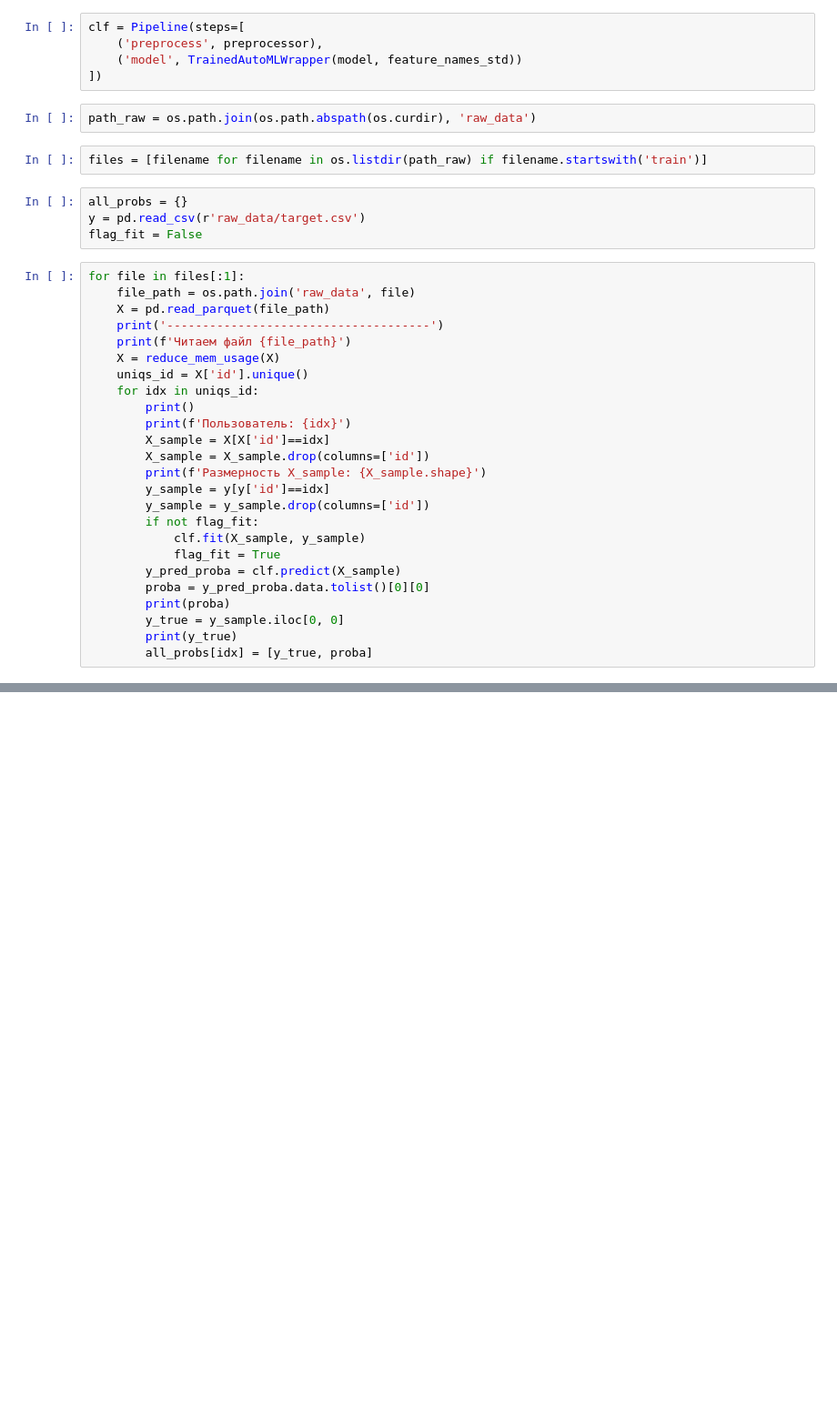
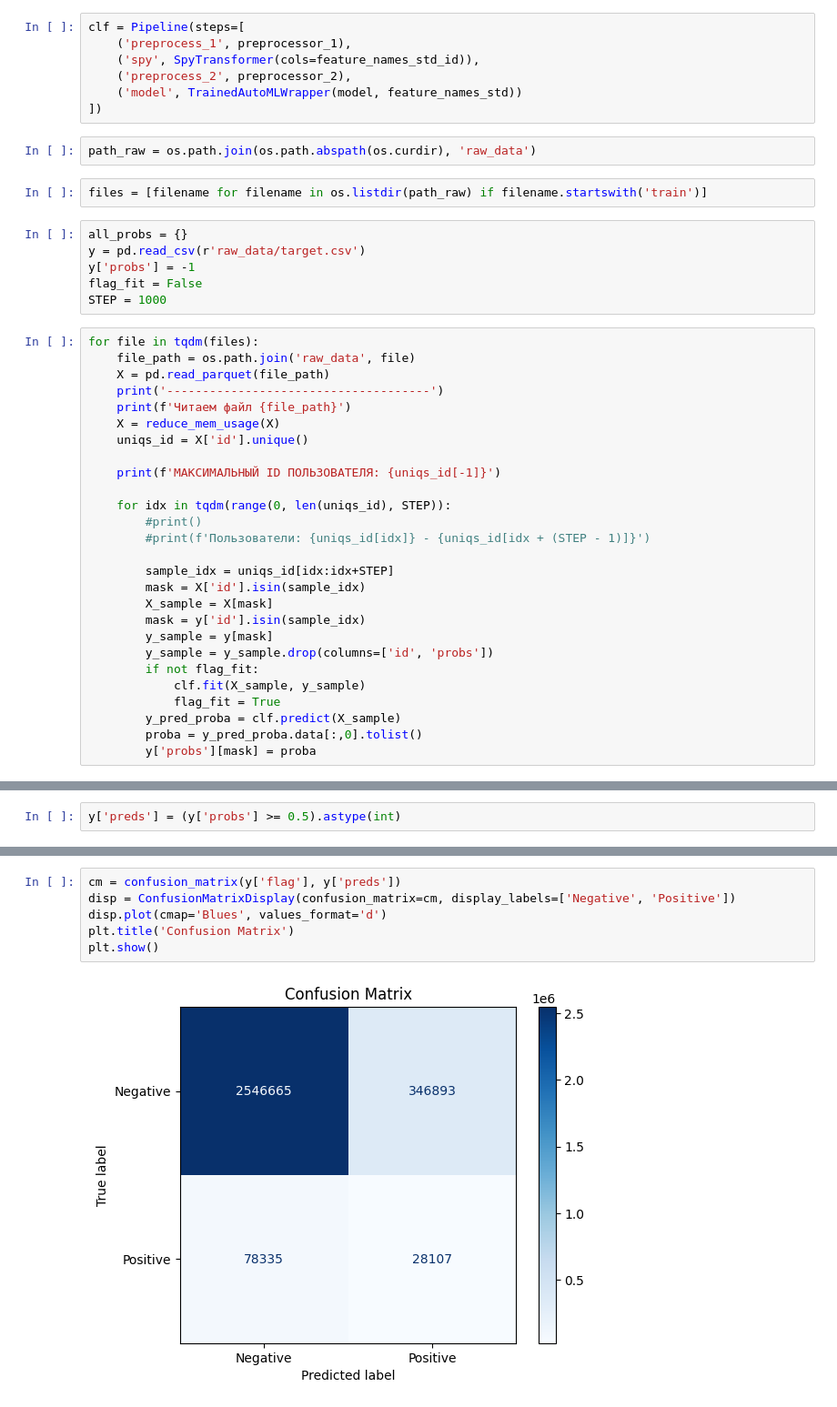
Before and after one commit to git-code-storage/risk_of_client_default, a Jupyter notebook: pypline_automl.ipynb, the cells around one changed output, grey strips where cells are left out. Shown at 91% size. Saved outputs shown, nothing was run; the diff lists cells and outputs as text; blank space fills up the shorter version.

```diff
--- a/pypline_automl.ipynb
+++ b/pypline_automl.ipynb
@@ -97,7 +127,9 @@ preprocessor = ColumnTransformer(
 )
 # %%
 clf = Pipeline(steps=[
-    ('preprocess', preprocessor),
+    ('preprocess_1', preprocessor_1),
+    ('spy', SpyTransformer(cols=feature_names_std_id)),
+    ('preprocess_2', preprocessor_2),
     ('model', TrainedAutoMLWrapper(model, feature_names_std))
 ])
 # %%
@@ -107,32 +139,36 @@ files = [filename for filename in os.listdir(path_raw) if filename.startswith('t
 # %%
 all_probs = {}
 y = pd.read_csv(r'raw_data/target.csv')
+y['probs'] = -1
 flag_fit = False
+STEP = 1000
 # %%
-for file in files[:1]:
+for file in tqdm(files):
     file_path = os.path.join('raw_data', file)
     X = pd.read_parquet(file_path)
     print('-------------------------------------')
     print(f'Читаем файл {file_path}')
     X = reduce_mem_usage(X)
     uniqs_id = X['id'].unique()
-    for idx in uniqs_id:
-        print()
-        print(f'Пользователь: {idx}')
-        X_sample = X[X['id']==idx]
-        X_sample = X_sample.drop(columns=['id'])
-        print(f'Размерность X_sample: {X_sample.shape}')
-        y_sample = y[y['id']==idx]
-        y_sample = y_sample.drop(columns=['id'])
+
+    print(f'МАКСИМАЛЬНЫЙ ID ПОЛЬЗОВАТЕЛЯ: {uniqs_id[-1]}')
+
+    for idx in tqdm(range(0, len(uniqs_id), STEP)):
+        #print()
+        #print(f'Пользователи: {uniqs_id[idx]} - {uniqs_id[idx + (STEP - 1)]}')
+
+        sample_idx = uniqs_id[idx:idx+STEP]
+        mask = X['id'].isin(sample_idx)
+        X_sample = X[mask]
+        mask = y['id'].isin(sample_idx)
+        y_sample = y[mask]
+        y_sample = y_sample.drop(columns=['id', 'probs'])
         if not flag_fit:
             clf.fit(X_sample, y_sample)
             flag_fit = True
         y_pred_proba = clf.predict(X_sample)
-        proba = y_pred_proba.data.tolist()[0][0]
-        print(proba)
-        y_true = y_sample.iloc[0, 0]
-        print(y_true)
-        all_probs[idx] = [y_true, proba]
+        proba = y_pred_proba.data[:,0].tolist()
+        y['probs'][mask] = proba
 # %% [output]
 -------------------------------------
 Читаем файл raw_data/train_data_0.pq
@@ -141,0 +210,2 @@ for file in files[:1]:
+# %%
+y['preds'] = (y['probs'] >= 0.5).astype(int)
@@ -141,0 +226,8 @@ for file in files[:1]:
+# %%
+cm = confusion_matrix(y['flag'], y['preds'])
+disp = ConfusionMatrixDisplay(confusion_matrix=cm, display_labels=['Negative', 'Positive'])
+disp.plot(cmap='Blues', values_format='d')
+plt.title('Confusion Matrix')
+plt.show()
+# %% [output]
+[figure, added]
```
Also changed, not shown: parts of 14 cells of this notebook, 1 other file.
